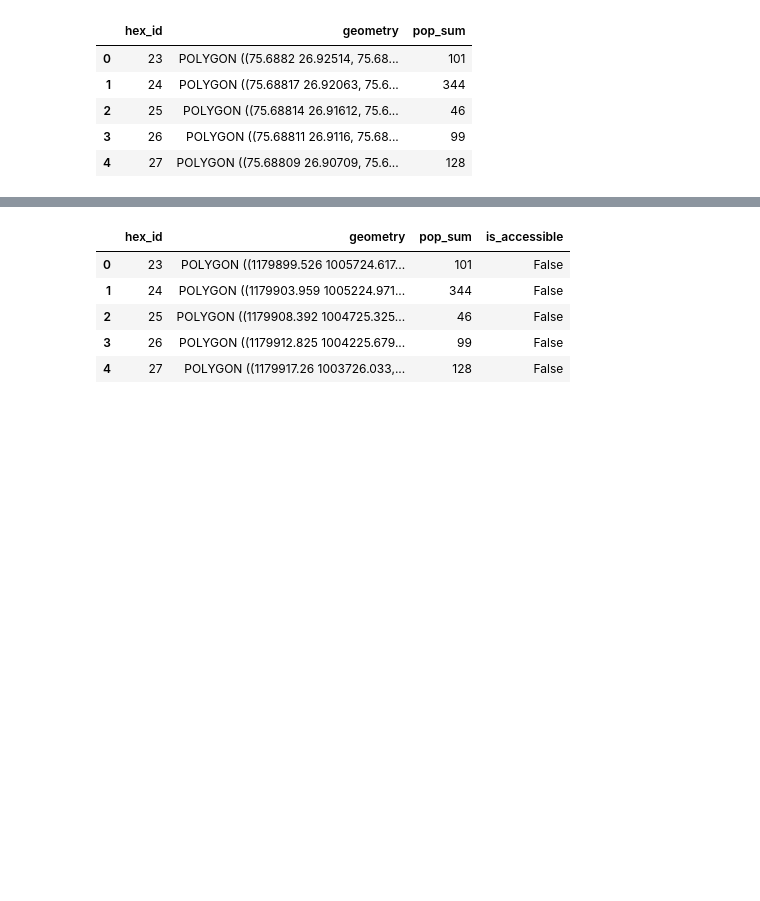
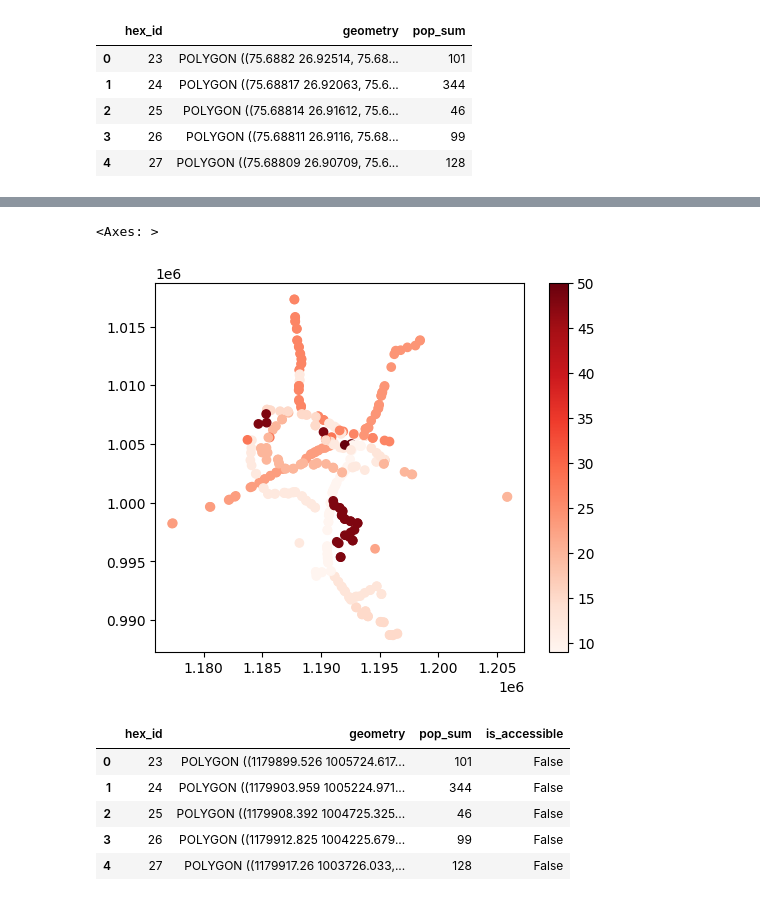
Before and after one commit to shaunhoang/mobility-dash, a Jupyter notebook: bin/data-analysis/transportaccessibility.ipynb, the cells around one changed output, grey strips where cells are left out. Cells and saved outputs as stored; diff of their text form; code cells hidden in the pictures; blank space fills up the shorter version.

```diff
--- a/bin/data-analysis/transportaccessibility.ipynb
+++ b/bin/data-analysis/transportaccessibility.ipynb
@@ -38,2 +128,7 @@ df_ward.to_crs('EPSG:7774', inplace=True)
+# %%
+bus_stops.plot(column='interval_min', cmap='Reds', legend=True)
+# %% [output]
+<Axes: >
+[figure, added]
 # %%
 # Buffer 500m around bus stops and metro stations
```
Also changed, not shown: parts of 7 cells of this notebook, 5 other files.
